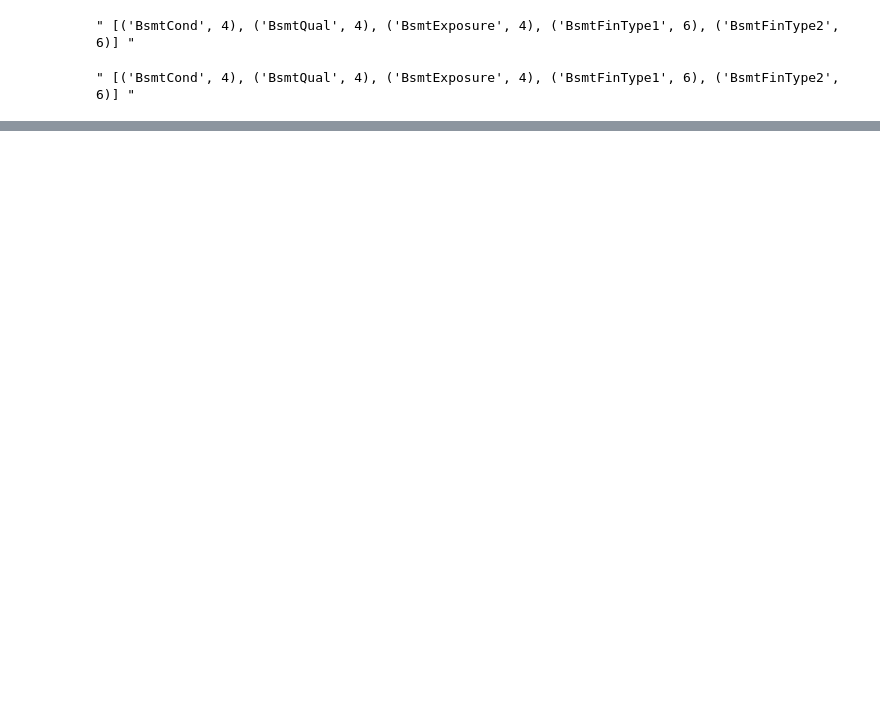
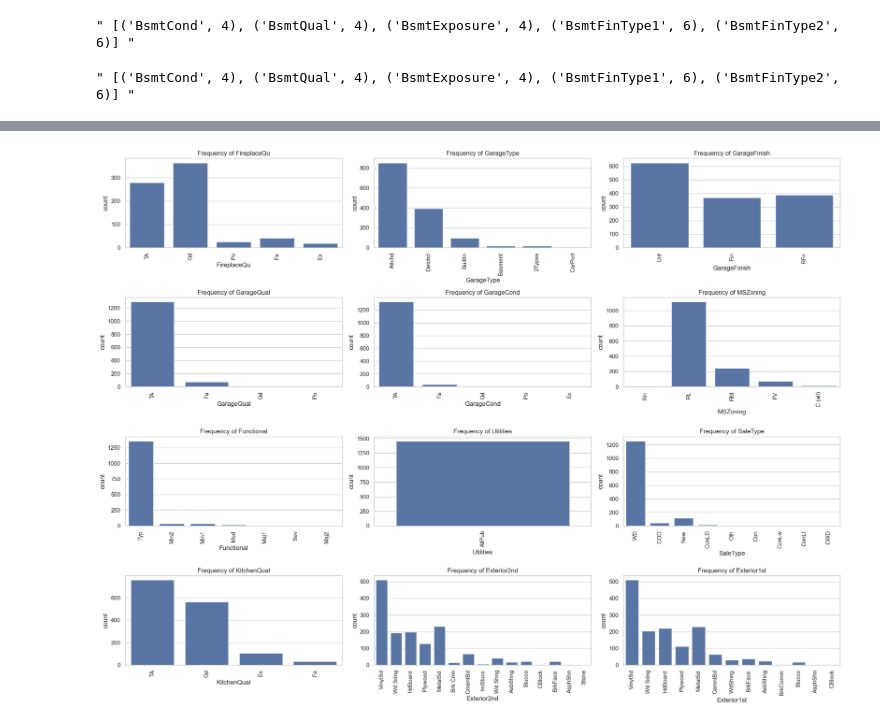
Before and after one commit to Losif01/House-Price-Prediction, a Jupyter notebook: master.ipynb, the cells around one changed output, grey strips where cells are left out. Saved outputs shown, nothing was run; the diff lists cells and outputs as text; code cells hidden in the pictures; blank space fills up the shorter version.

```diff
--- a/master.ipynb
+++ b/master.ipynb
@@ -491,0 +532,23 @@ from sklearn.preprocessing import OneHotEncoder , LabelEncoder
+# %%
+
+# plotBsmt(Bsmtcond) #? fill with TA
+# plotBsmt(Bsmtqual) #? fill randomly with Gd and TA
+# plotBsmt(Bsmtxp)   #? fill with No
+# plotBsmt(Bsmtt1)   #? fill randomly with controlled probabilities
+# plotBsmt(Bsmtt2)   #? fill with Unf
+
+
+df_train["BsmtCond"].fillna("TA", inplace = True)
+df_test["BsmtCond"].fillna("TA", inplace = True)
+
+df_train["BsmtQual"].fillna(np.random.choice(["Gd", "TA"]), inplace = True)
+df_test["BsmtQual"].fillna(np.random.choice(["Gd", "TA"]), inplace = True)
+
+df_train["BsmtExposure"].fillna("No", inplace = True)
+df_test["BsmtExposure"].fillna("No", inplace = True)
+
+df_train["BsmtFinType1"].fillna(np.random.choice(["GLQ", "Unf", "ALQ", "BLQ", "Rec", "LwQ"], p = [0.28630137, 0.15068493, 0.29452055, 0.09109589, 0.10136986, 0.05068493+0.02534247]), inplace = True)
+df_test["BsmtFinType1"].fillna(np.random.choice(["GLQ", "Unf", "ALQ", "BLQ", "Rec", "LwQ"], p = [0.28630137, 0.15068493, 0.29452055, 0.09109589, 0.10136986, 0.05068493+0.02534247] ), inplace = True)
+
+df_train["BsmtFinType2"].fillna("Unf", inplace = True)
+df_test["BsmtFinType2"].fillna("Unf", inplace = True)
@@ -491,0 +654,19 @@ from sklearn.preprocessing import OneHotEncoder , LabelEncoder
+# %%
+# Assuming df_test is your DataFrame
+columns_to_plot = ["FireplaceQu", "GarageType", "GarageFinish", "GarageQual", "GarageCond", "MSZoning",
+                   "Functional", "Utilities", "SaleType", "KitchenQual", "Exterior2nd", "Exterior1st"]
+
+# Set the size of the figure
+plt.figure(figsize=(20, 15))
+
+# Loop through the columns and create a count plot for each
+for i, column in enumerate(columns_to_plot, 1):
+    plt.subplot(4, 3, i)  # Adjust the layout: 4 rows and 3 columns
+    sns.countplot(data=df_test, x=column)
+    plt.title(f'Frequency of {column}')
+    plt.xticks(rotation=90)  # Rotate the x-axis labels for better readability
+
+plt.tight_layout()  # Adjust subplots to fit into the figure area.
+plt.show()
+# %% [output]
+[figure, added]
```
Also changed, not shown: parts of 22 cells of this notebook.
